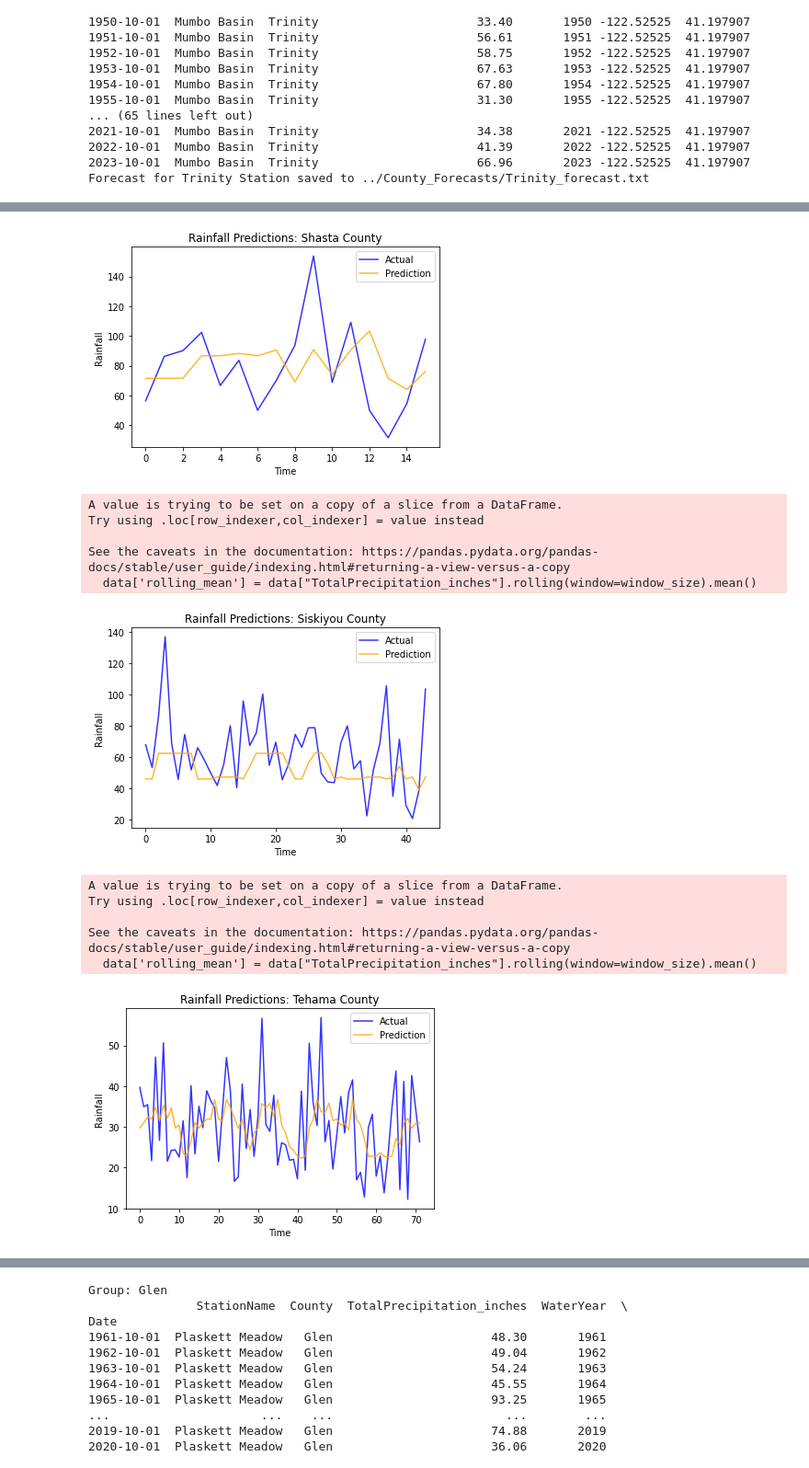
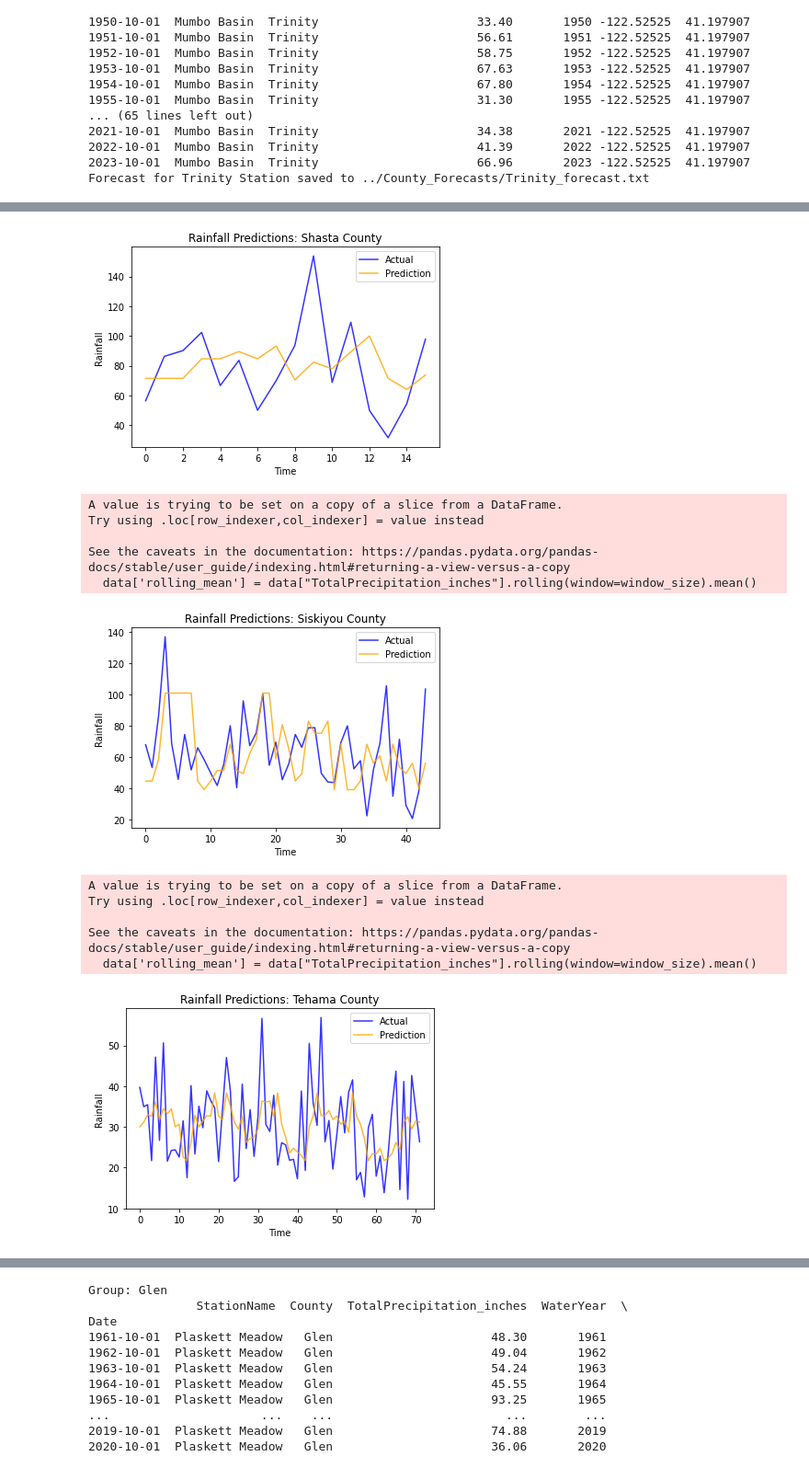
Before and after one commit to ria-bhandari/ECS_171_Project_FQ-24, a Jupyter notebook: Scripts/model_development2.ipynb, the cells around one changed output, grey strips where cells are left out. Shown: that part at 92% size. Cells and saved outputs as stored; diff of their text form; code cells hidden in the pictures.

Commit message:
Adjusted Time Series Analysis for predicting test data

```diff
--- a/Scripts/model_development2.ipynb
+++ b/Scripts/model_development2.ipynb
@@ -286,10 +286,12 @@ for station in list(grouped_data):
     X_train, X_test, y_train, y_test = train_test_split(X2, y, test_size=0.2, shuffle=False)
 
     param_grid = {
-    'learning_rate': [0.01, 0.05, 0.1],
-    'max_depth': [3, 5, 7],
-    'subsample': [0.6, 0.8, 1.0]
-    }
+    'learning_rate': [0.01, 0.1, 0.2],
+    'max_depth': [3, 4, 5],
+    'min_child_weight': [1, 3, 5],
+    'subsample': [0.6, 0.8, 1.0],
+    'colsample_bytree': [0.6, 0.8, 1.0]
+}
     grid_search = GridSearchCV(XGBRegressor(), param_grid, cv=3)
     grid_search.fit(X_train, y_train)
     best_params = grid_search.best_params_
@@ -302,8 +304,9 @@ for station in list(grouped_data):
     predictions = xgb_model.predict(X_test)
     mae = mean_absolute_error(y_test, predictions)
     rmse = np.sqrt(mean_squared_error(y_test, predictions))
+    r_sq = r2_score(y_test, predictions)
 
-    errors_list.append([mae, rmse])
+    errors_list.append([mae, rmse, r_sq])
 
     #plt.plot(y_train.values, label = 'Training', color = 'green', alpha = 0.8)
 
@@ -341,13 +344,13 @@ See the caveats in the documentation: https://pandas.pydata.org/pandas-docs/stab
-[figure, old version]
+[figure, new version]
 A value is trying to be set on a copy of a slice from a DataFrame.
 Try using .loc[row_indexer,col_indexer] = value instead
 
 See the caveats in the documentation: https://pandas.pydata.org/pandas-docs/stable/user_guide/indexing.html#returning-a-view-versus-a-copy
   data['rolling_mean'] = data["TotalPrecipitation_inches"].rolling(window=window_size).mean()
-[figure, old version]
+[figure, new version]
 A value is trying to be set on a copy of a slice from a DataFrame.
 Try using .loc[row_indexer,col_indexer] = value instead
 
 See the caveats in the documentation: https://pandas.pydata.org/pandas-docs/stable/user_guide/indexing.html#returning-a-view-versus-a-copy
   data['rolling_mean'] = data["TotalPrecipitation_inches"].rolling(window=window_size).mean()
-[figure, old version]
+[figure, new version]
```
Also changed, not shown: parts of 3 cells of this notebook, 1 other file.
